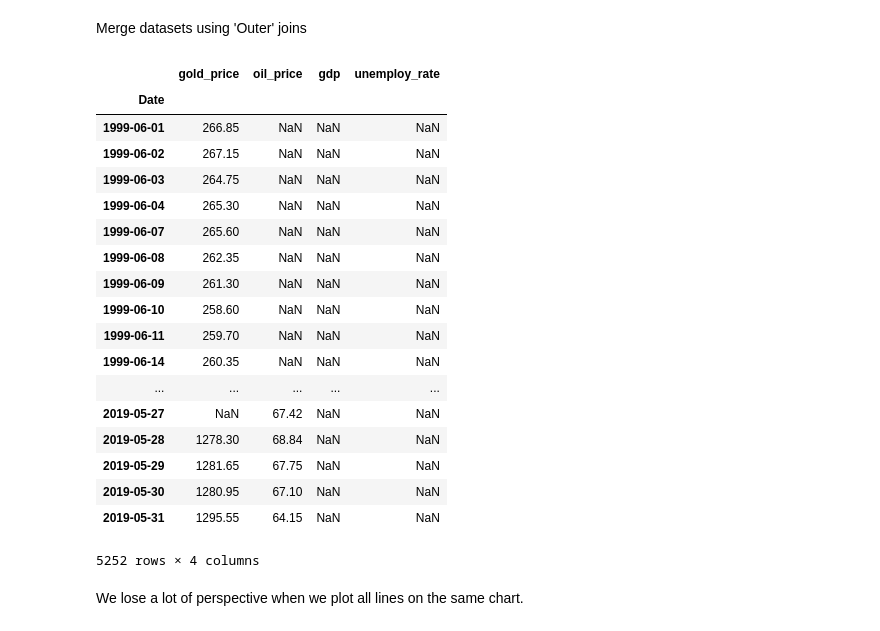
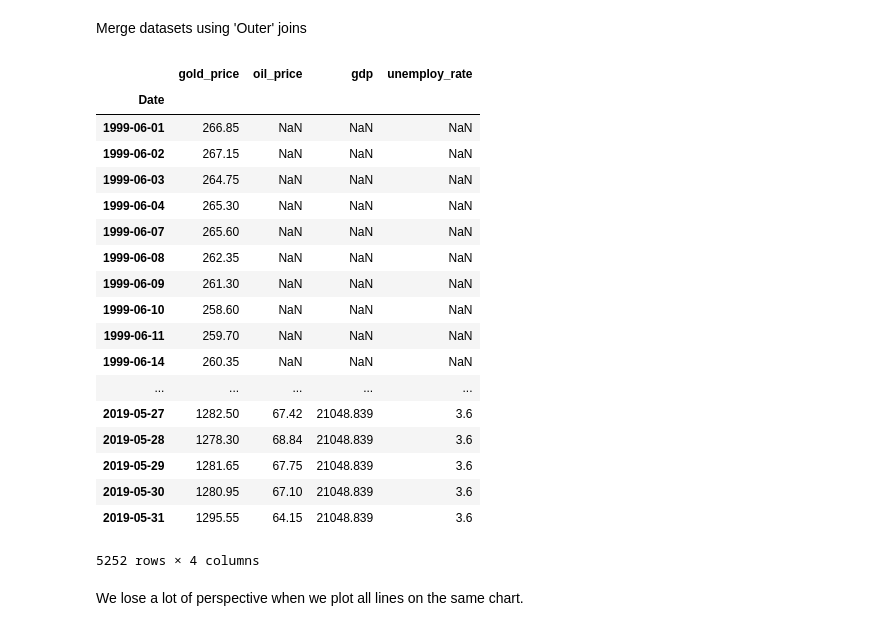
Before and after one commit to devindatt/gold-spot-analysis, a Jupyter notebook: goldspot_analysis1.ipynb, the cells around one changed output. Saved outputs shown, nothing was run; the diff lists cells and outputs as text; code cells hidden in the pictures.

```diff
--- a/goldspot_analysis1.ipynb
+++ b/goldspot_analysis1.ipynb
@@ -215,27 +215,29 @@ Merge datasets using 'Outer' joins
 all_datasets = gold_data.join(oil_data, how='outer')
 all_datasets = all_datasets.join(gdp_data, how='outer')
 all_datasets = all_datasets.join(unemploy_data, how='outer')
-# %%
-all_datasets
-# %% [output]
-|  | gold_price | oil_price | gdp | unemploy_rate |
-| Date |  |  |  |  |
-| 1999-06-01 | 266.85 | NaN | NaN | NaN |
-| 1999-06-02 | 267.15 | NaN | NaN | NaN |
-| 1999-06-03 | 264.75 | NaN | NaN | NaN |
-| 1999-06-04 | 265.30 | NaN | NaN | NaN |
-| 1999-06-07 | 265.60 | NaN | NaN | NaN |
-| 1999-06-08 | 262.35 | NaN | NaN | NaN |
-| 1999-06-09 | 261.30 | NaN | NaN | NaN |
-| 1999-06-10 | 258.60 | NaN | NaN | NaN |
-| 1999-06-11 | 259.70 | NaN | NaN | NaN |
-| 1999-06-14 | 260.35 | NaN | NaN | NaN |
-| ... | ... | ... | ... | ... |
-| 2019-05-27 | NaN | 67.42 | NaN | NaN |
-| 2019-05-28 | 1278.30 | 68.84 | NaN | NaN |
-| 2019-05-29 | 1281.65 | 67.75 | NaN | NaN |
-| 2019-05-30 | 1280.95 | 67.10 | NaN | NaN |
-| 2019-05-31 | 1295.55 | 64.15 | NaN | NaN |
-5252 rows × 4 columns
+# %%
+all_datasets
+all_datasets.fillna(method='ffill', inplace=True)
+all_datasets
+# %% [output]
+|  | gold_price | oil_price | gdp | unemploy_rate |
+| Date |  |  |  |  |
+| 1999-06-01 | 266.85 | NaN | NaN | NaN |
+| 1999-06-02 | 267.15 | NaN | NaN | NaN |
+| 1999-06-03 | 264.75 | NaN | NaN | NaN |
+| 1999-06-04 | 265.30 | NaN | NaN | NaN |
+| 1999-06-07 | 265.60 | NaN | NaN | NaN |
+| 1999-06-08 | 262.35 | NaN | NaN | NaN |
+| 1999-06-09 | 261.30 | NaN | NaN | NaN |
+| 1999-06-10 | 258.60 | NaN | NaN | NaN |
+| 1999-06-11 | 259.70 | NaN | NaN | NaN |
+| 1999-06-14 | 260.35 | NaN | NaN | NaN |
+| ... | ... | ... | ... | ... |
+| 2019-05-27 | 1282.50 | 67.42 | 21048.839 | 3.6 |
+| 2019-05-28 | 1278.30 | 68.84 | 21048.839 | 3.6 |
+| 2019-05-29 | 1281.65 | 67.75 | 21048.839 | 3.6 |
+| 2019-05-30 | 1280.95 | 67.10 | 21048.839 | 3.6 |
+| 2019-05-31 | 1295.55 | 64.15 | 21048.839 | 3.6 |
+5252 rows × 4 columns
 # %% [markdown]
 We lose a lot of perspective when we plot all lines on the same chart.
```
Also changed, not shown: parts of 3 cells of this notebook, 1 other file.
